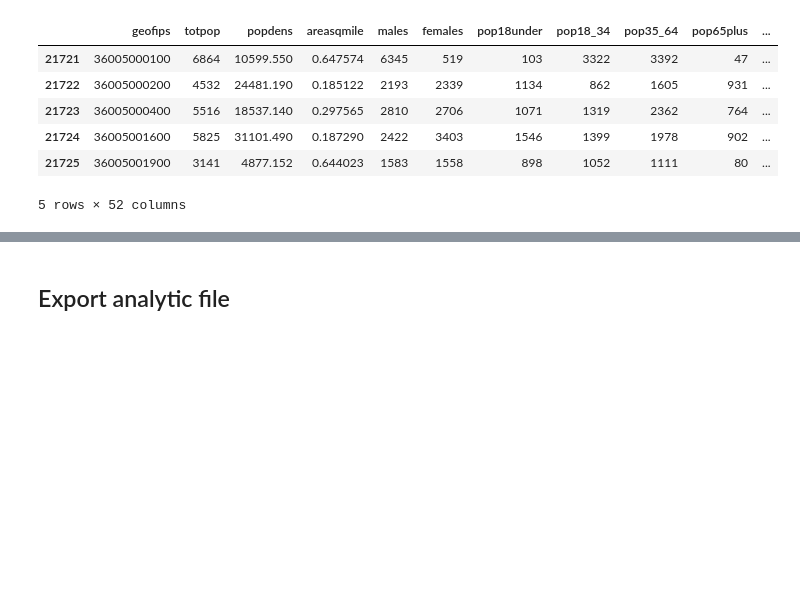
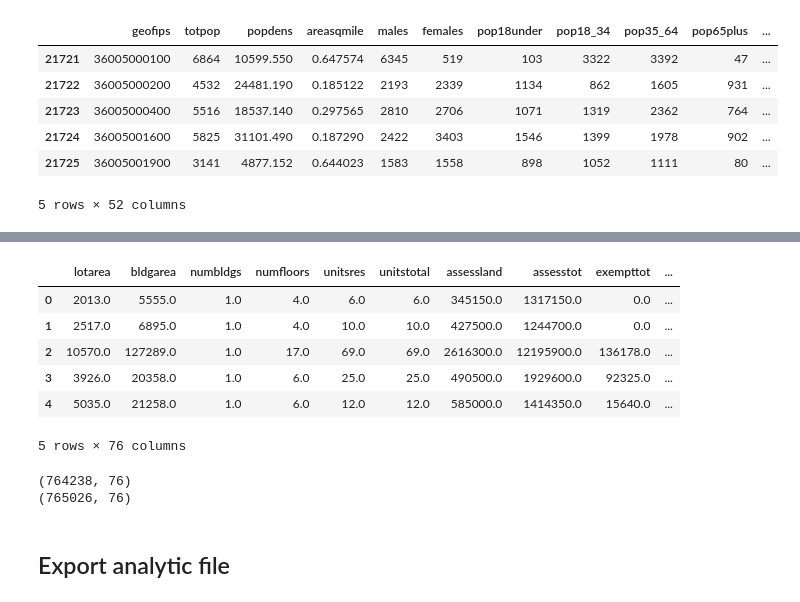
Before and after one commit to KaiElwood/machine-learning-final, a Jupyter notebook: code/01_merge_bbl.ipynb, the cells around one changed output, grey strips where cells are left out. Cells and saved outputs as stored; diff of their text form; code cells hidden in the pictures; blank space fills up the shorter version.

Commit message:
feat: remove na values from analysis file, add convex hull file

```diff
--- a/code/01_merge_bbl.ipynb
+++ b/code/01_merge_bbl.ipynb
@@ -381,4 +371,5 @@ df_acs.head()
 # %%
 print(df_acs["_merge"].value_counts())
+df_acs= df_acs[df_acs["_merge"] == "both"]
 df_acs= df_acs.drop("_merge", axis = 1)
 # %% [output]
@@ -388 +379,8 @@ left_only          5
 Name: _merge, dtype: int64
+# %%
+## impute missing census tract values with the median for the whole city
+mid_citywide= df_acs.loc[:, "totpop":].median(axis = 0).rename('median').reset_index()
+print(mid_citywide)
+
+for i in mid_citywide['index']:
+    df_acs.loc[df_acs[i].isna(), i]= mid_citywide.loc[mid_citywide['index']==i, 'median'].values[0]
@@ -388,0 +428,25 @@ Name: _merge, dtype: int64
+# %%
+predictors = ["lotarea", "bldgarea", "numbldgs", "numfloors", "unitsres", "unitstotal", "assessland",
+             "assesstot", "exempttot", "yearbuilt", "holc_AB", "holc_CD", "holc_D",
+             "tot_hpd_vio", "hpd_fire_vio", "hpd_b_c_vio",
+             "viol_count_per_unit", "hpd_fire_vio_per_unit", "hpd_b_c_vio_per_unit",
+             "AL", "NB", "average_energy_usage", "average_energy_usage_mi"]
+predictors_acs= df_acs.columns[df_acs.columns.get_loc("totpop"):df_acs.columns.get_loc("crowdingrenter") + 1].tolist()
+predictors_full= predictors + predictors_acs
+# %%
+df_final= df_acs.loc[:, predictors_full + ["bbl", "boroct2010"]]
+df_final.head()
+# %% [output]
+|  | lotarea | bldgarea | numbldgs | numfloors | unitsres | unitstotal | assessland | assesstot | exempttot | ... |
+| 0 | 2013.0 | 5555.0 | 1.0 | 4.0 | 6.0 | 6.0 | 345150.0 | 1317150.0 | 0.0 | ... |
+| 1 | 2517.0 | 6895.0 | 1.0 | 4.0 | 10.0 | 10.0 | 427500.0 | 1244700.0 | 0.0 | ... |
+| 2 | 10570.0 | 127289.0 | 1.0 | 17.0 | 69.0 | 69.0 | 2616300.0 | 12195900.0 | 136178.0 | ... |
+| 3 | 3926.0 | 20358.0 | 1.0 | 6.0 | 25.0 | 25.0 | 490500.0 | 1929600.0 | 92325.0 | ... |
+| 4 | 5035.0 | 21258.0 | 1.0 | 6.0 | 12.0 | 12.0 | 585000.0 | 1414350.0 | 15640.0 | ... |
+5 rows × 76 columns
+# %%
+print(df_final.dropna().shape)
+print(df_final.shape)
+# %% [output]
+(764238, 76)
+(765026, 76)
```
Also changed, not shown: parts of 14 cells of this notebook, 18 other files.
